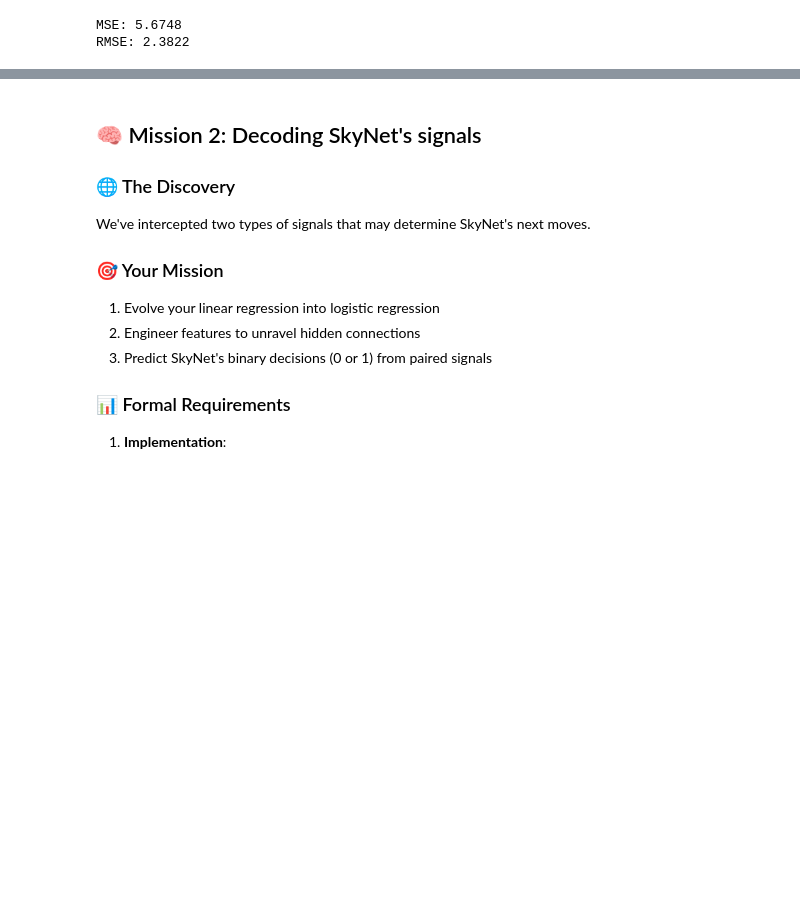
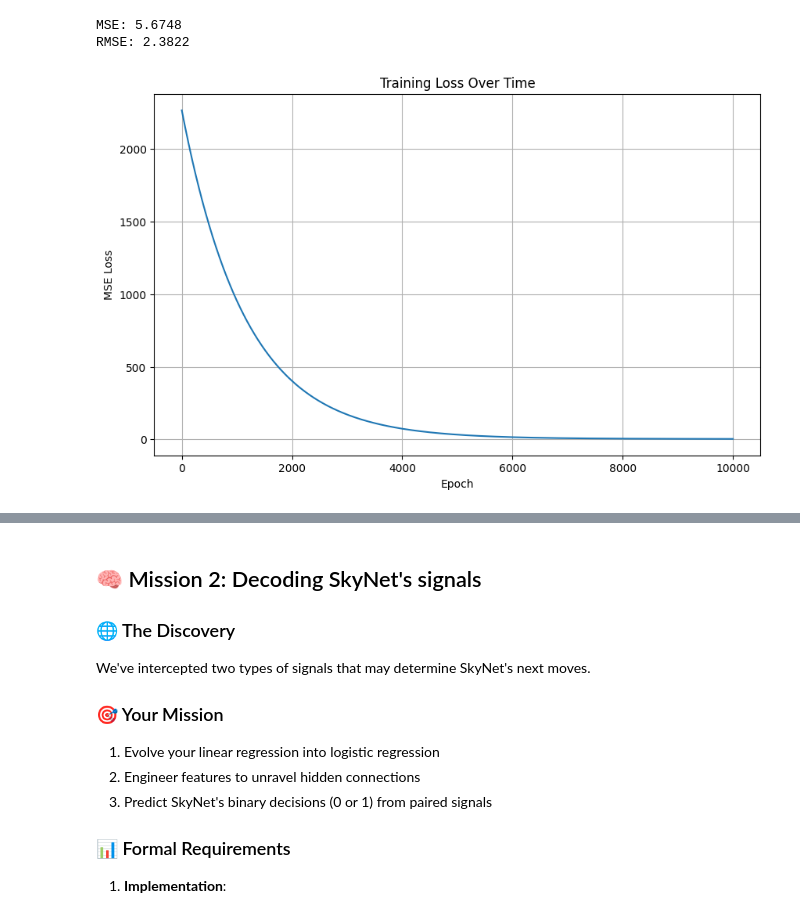
Before and after one commit to Afrasum/TDT4172, a Jupyter notebook: assignment_1/Chapter_1.ipynb, the cells around one changed output, grey strips where cells are left out. Cells and saved outputs as stored; diff of their text form; code cells hidden in the pictures; blank space fills up the shorter version.

Commit message:
feat: train loss

```diff
--- a/assignment_1/Chapter_1.ipynb
+++ b/assignment_1/Chapter_1.ipynb
@@ -103,3 +103,17 @@ print(f'RMSE: {rmse:.4f}')
 # %% [output]
 MSE: 5.6748
 RMSE: 2.3822
+# %%
+plt.figure(figsize=(10, 6))
+plt.plot(lr.losses)
+plt.title('Training Loss Over Time')
+plt.xlabel('Epoch')
+plt.ylabel('MSE Loss')
+plt.grid(True)
+plt.show()
+
+print(f'Initial loss: {lr.losses[0]:.4f}')
+print(f'Final loss: {lr.losses[-1]:.4f}')
+print(f'Loss reduction: {((lr.losses[0] - lr.losses[-1]) / lr.losses[0] * 100):.2f}%')
+# %% [output]
+[figure, added]
```
Also changed, not shown: parts of 3 cells of this notebook, 1 other file.
